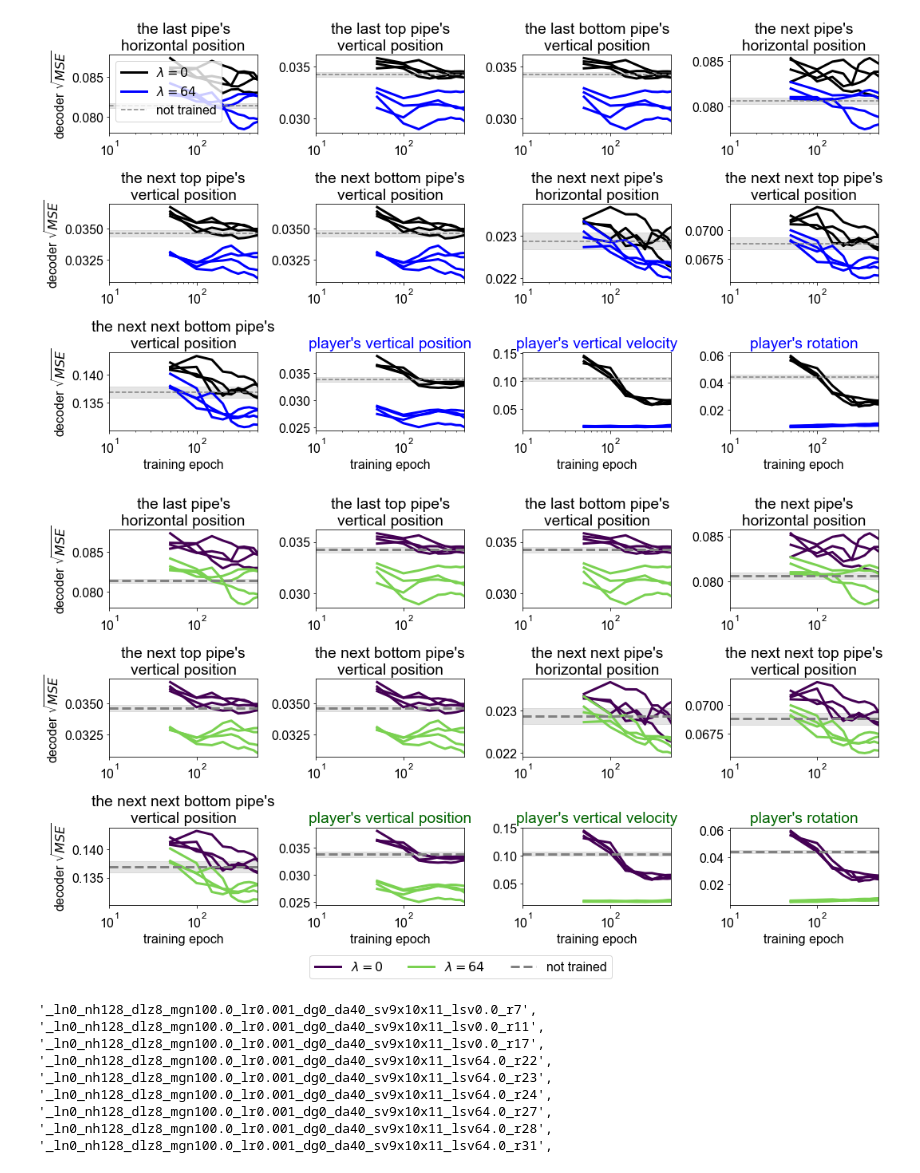
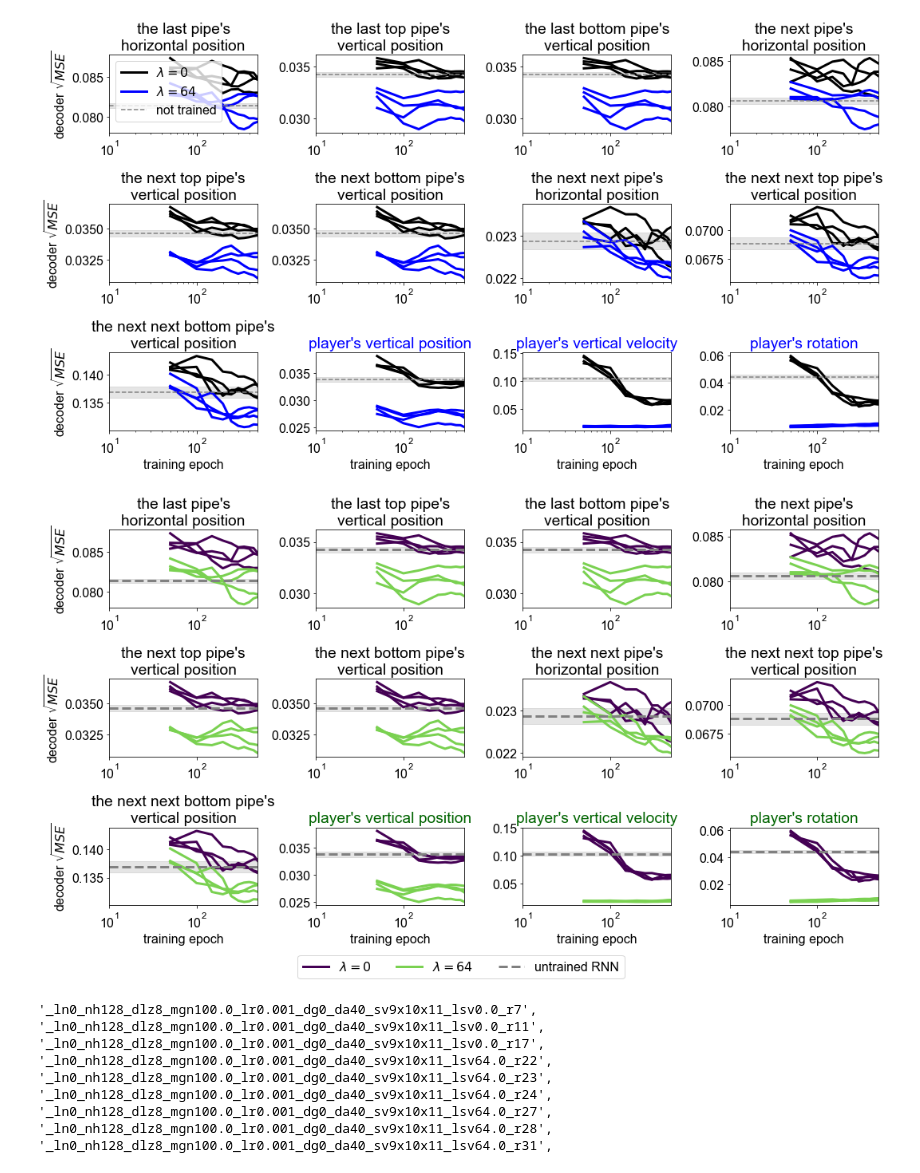
Before and after one commit to azaho/flappydream, a Jupyter notebook: plot_linear_probes.ipynb, the cells around one changed output. Saved outputs shown, nothing was run; the diff lists cells and outputs as text; code cells hidden in the pictures.

```diff
--- a/plot_linear_probes.ipynb
+++ b/plot_linear_probes.ipynb
@@ -292,40 +292,40 @@ for sv_i, sv_name in enumerate(state_variables_names_fortitles):
     untrained_y_value_sd = np.std(untrained_y_values)
     max_yvalue = max(max_yvalue, untrained_y_value_mean)
 
-    ax.plot([10, 500], [untrained_y_value_mean, untrained_y_value_mean], "--", color="gray", label="not trained", linewidth=3)
+    ax.plot([10, 500], [untrained_y_value_mean, untrained_y_value_mean], "--", color="gray", label="untrained RNN", linewidth=3)
 
     # Plot the shaded region around the untrained networks according to the standard deviation
     ax.fill_between([10, 500],
                     [untrained_y_value_mean - untrained_y_value_sd, untrained_y_value_mean - untrained_y_value_sd],
                     [untrained_y_value_mean + untrained_y_value_sd, untrained_y_value_mean + untrained_y_value_sd],
                     color="gray", alpha=0.2)
 
     ax.set_xscale('log')
     ax.minorticks_off()
     ax.set_xlim(10, 500)
     #ax.set_xticks([50, 100, 500])
     ax.minorticks_off()
     # ax.set_ylim(0, max_yvalue*1.1)
     color = plt.cm.get_cmap('viridis')(np.linspace(0, .5, len(lambda_svs)))[1]
     color="darkgreen"
     ax.set_title(sv_name, color=color if sv_i>8 else "black")  # Set the title for each subplot
 
     if (sv_i // 4) == 2:
         ax.set_xlabel("training epoch")
 
     if (sv_i % 4) == 0:
         ax.set_ylabel("decoder $\\sqrt{MSE}$")
 
 # Adjust the spacing between subplots
 plt.tight_layout(rect=[0, 0.03, 1, 0.95])  # Adjust the rect parameter as needed
 
 # Create a horizontal legend below the figure
 handles, labels = ax.get_legend_handles_labels()
 fig.legend(handles, labels, loc='lower center', ncol=len(handles), bbox_to_anchor=(0.5, -0.02))
 
 plt.show()
 # %% [output]
-[figure, old version]
+[figure, new version]
 # %%
 lambda_svs = [0.0, 64.0]
 losses = [[] for lambda_sv in lambda_svs]
```
Also changed, not shown: 5 other files.
